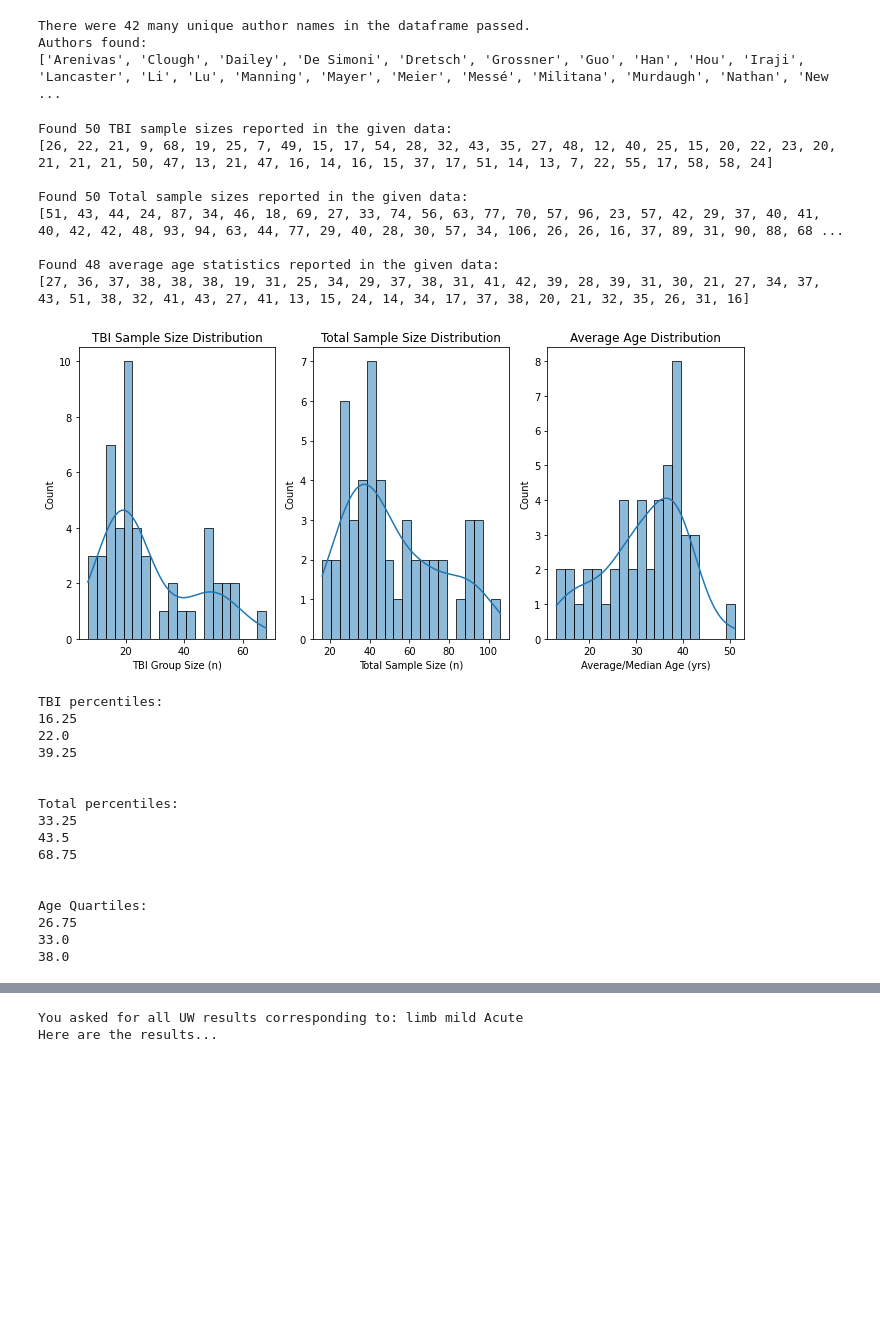
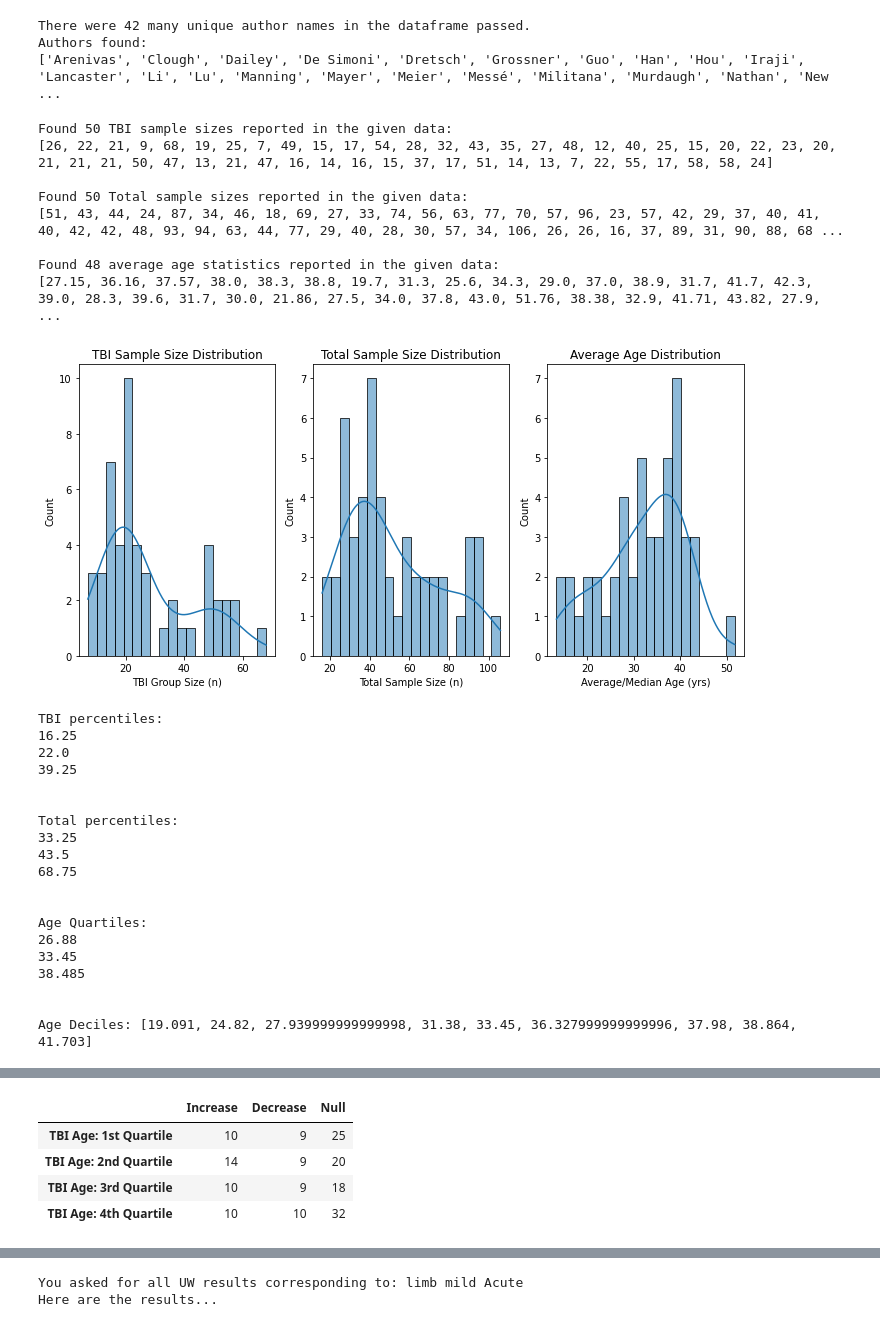
Before and after one commit to danielfrees/rsfMRI_LitReview, a Jupyter notebook: Data_Investigation_LR.ipynb, the cells around one changed output, grey strips where cells are left out. Saved outputs shown, nothing was run; the diff lists cells and outputs as text; code cells hidden in the pictures; blank space fills up the shorter version.

Commit message:
Age analysis fixes & decile update

```diff
--- a/Data_Investigation_LR.ipynb
+++ b/Data_Investigation_LR.ipynb
@@ -112,26 +109,28 @@ Authors found:
 # %%
 #check sample distributions
 
 #generate dataframe from age CSV file
 ageFrame = pd.read_csv(dir.ages)
 
 sample_sizes = sampleDist(data, ageFrame)
 #Quartiles (Total N), to be used for running stats and weighting for quartiles
 quartiles = [np.percentile(sample_sizes[1], 25), np.percentile(sample_sizes[1], 50), np.percentile(sample_sizes[1], 75)]
 #age quartiles, to be used for results by age
 age_quartiles = [np.percentile(sample_sizes[2], 25), np.percentile(sample_sizes[2], 50), np.percentile(sample_sizes[2], 75)]
 
-resultsByAge(data, ageFrame, age_quartiles)
+age_percentiles = [np.percentile(sample_sizes[2], 10), np.percentile(sample_sizes[2], 20), np.percentile(sample_sizes[2], 30), np.percentile(sample_sizes[2], 40), np.percentile(sample_sizes[2], 50), np.percentile(sample_sizes[2], 60), np.percentile(sample_sizes[2], 70), np.percentile(sample_sizes[2], 80), np.percentile(sample_sizes[2], 90)]
+print('Age Deciles: ' + str(age_percentiles))
+resultsByAge(data, ageFrame, age_quartiles, age_percentiles)
 # %% [output]
 Found 50 TBI sample sizes reported in the given data:
 [26, 22, 21, 9, 68, 19, 25, 7, 49, 15, 17, 54, 28, 32, 43, 35, 27, 48, 12, 40, 25, 15, 20, 22, 23, 20, 21, 21, 21, 50, 47, 13, 21, 47, 16, 14, 16, 15, 37, 17, 51, 14, 13, 7, 22, 55, 17, 58, 58, 24]
 
 Found 50 Total sample sizes reported in the given data:
 [51, 43, 44, 24, 87, 34, 46, 18, 69, 27, 33, 74, 56, 63, 77, 70, 57, 96, 23, 57, 42, 29, 37, 40, 41, 40, 42, 42, 48, 93, 94, 63, 44, 77, 29, 40, 28, 30, 57, 34, 106, 26, 26, 16, 37, 89, 31, 90, 88, 68 ...
 
 Found 48 average age statistics reported in the given data:
-[27, 36, 37, 38, 38, 38, 19, 31, 25, 34, 29, 37, 38, 31, 41, 42, 39, 28, 39, 31, 30, 21, 27, 34, 37, 43, 51, 38, 32, 41, 43, 27, 41, 13, 15, 24, 14, 34, 17, 37, 38, 20, 21, 32, 35, 26, 31, 16]
+[27.15, 36.16, 37.57, 38.0, 38.3, 38.8, 19.7, 31.3, 25.6, 34.3, 29.0, 37.0, 38.9, 31.7, 41.7, 42.3, 39.0, 28.3, 39.6, 31.7, 30.0, 21.86, 27.5, 34.0, 37.8, 43.0, 51.76, 38.38, 32.9, 41.71, 43.82, 27.9, ...
-[figure, old version]
+[figure, new version]
 TBI percentiles:
 16.25
 22.0
@@ -145,7 +144,10 @@ Total percentiles:
 
 
 Age Quartiles:
-26.75
-33.0
-38.0
+26.88
+33.45
+38.485
+
+
+Age Deciles: [19.091, 24.82, 27.939999999999998, 31.38, 33.45, 36.327999999999996, 37.98, 38.864, 41.703]
 |  | Increase | Decrease | Null |
@@ -156,3 +164,8 @@ Age Quartiles:
+|  | Increase | Decrease | Null |
+| TBI Age: 1st Quartile | 10 | 9 | 25 |
+| TBI Age: 2nd Quartile | 14 | 9 | 20 |
+| TBI Age: 3rd Quartile | 10 | 9 | 18 |
+| TBI Age: 4th Quartile | 10 | 10 | 32 |
 # %%
 #COUNT EVERYTHING UP AND REPORT IT!
 #Note: As of latest update, stats now holds UW count, TBI sample size weighted counted, total sample size weighted count (in that order)
```
Also changed, not shown: parts of 3 cells of this notebook, 1 other file.
